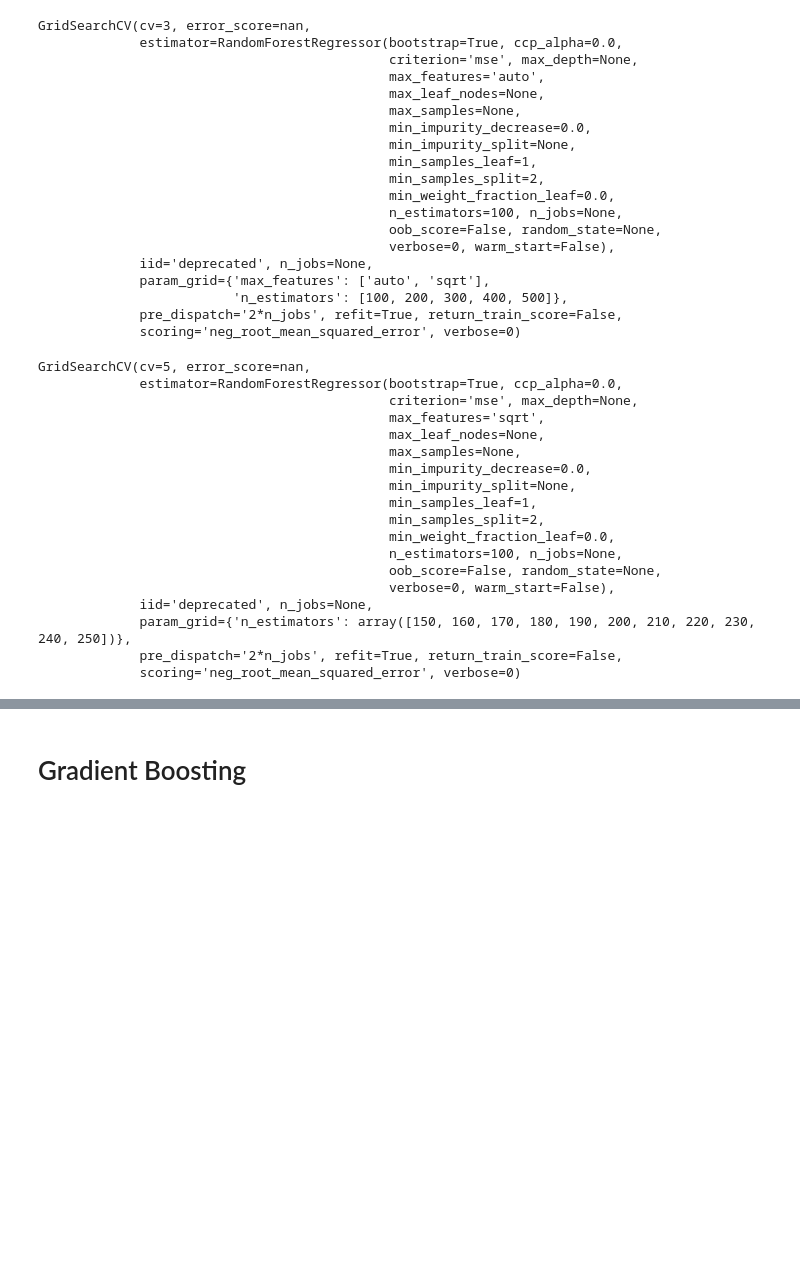
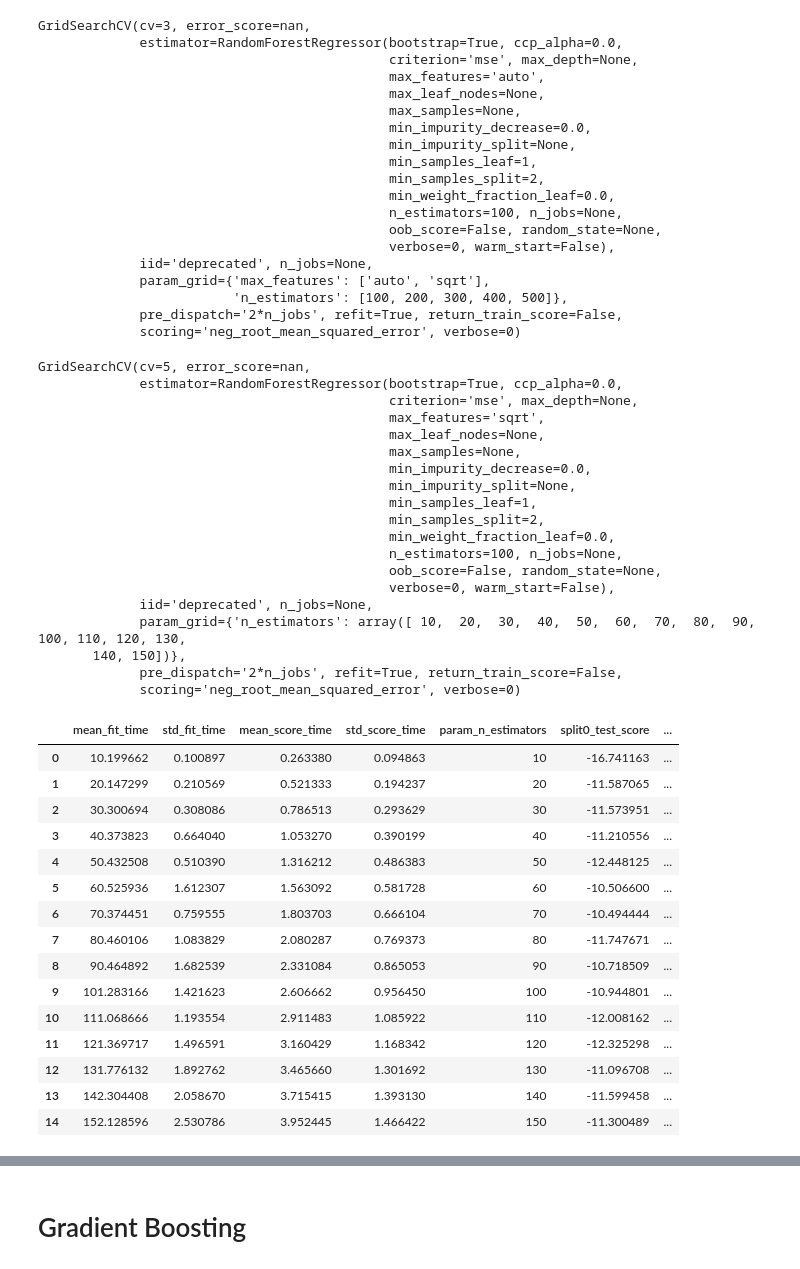
Before and after one commit to davemlz/Master_of_DataScience, a Jupyter notebook: TFM/depth_LR.ipynb, the cells around one changed output, grey strips where cells are left out. Drawn from its saved outputs; the diff is of its cells as text; code cells hidden in the pictures; blank space fills up the shorter version.

```diff
--- a/TFM/depth_LR.ipynb
+++ b/TFM/depth_LR.ipynb
@@ -160,7 +183,7 @@ fi = clf.feature_importances_
 fidf = pd.DataFrame({"feature":X_A.columns,"feature_importances":fi})
 fidf.to_csv("C:/Users/Dave Mont/Desktop/Master_of_DataScience/TFM/Results/depth_estimation/test-results/feature-importances-rf-200-sqrt.csv",index = False)
 # %%
-parameters = {"n_estimators":np.arange(150,251,10)}
+parameters = {"n_estimators":np.arange(10,151,10)}
 rfReg = GridSearchCV(rf(max_features = "sqrt"),parameters,cv = 5,scoring = "neg_root_mean_squared_error")
 rfReg.fit(X_train,y_train)
 # %% [output]
@@ -179,7 +202,8 @@ GridSearchCV(cv=5, error_score=nan,
                                              oob_score=False, random_state=None,
                                              verbose=0, warm_start=False),
              iid='deprecated', n_jobs=None,
-             param_grid={'n_estimators': array([150, 160, 170, 180, 190, 200, 210, 220, 230, 240, 250])},
+             param_grid={'n_estimators': array([ 10,  20,  30,  40,  50,  60,  70,  80,  90, 100, 110, 120, 130,
+       140, 150])},
              pre_dispatch='2*n_jobs', refit=True, return_train_score=False,
              scoring='neg_root_mean_squared_error', verbose=0)
 # %%
@@ -188,0 +213,19 @@ cv_results.to_csv("/content/drive/My Drive/TFM/train-test-val/gridsearchcv-resul
+# %%
+cv_results
+# %% [output]
+|  | mean_fit_time | std_fit_time | mean_score_time | std_score_time | param_n_estimators | split0_test_score | ... |
+| 0 | 10.199662 | 0.100897 | 0.263380 | 0.094863 | 10 | -16.741163 | ... |
+| 1 | 20.147299 | 0.210569 | 0.521333 | 0.194237 | 20 | -11.587065 | ... |
+| 2 | 30.300694 | 0.308086 | 0.786513 | 0.293629 | 30 | -11.573951 | ... |
+| 3 | 40.373823 | 0.664040 | 1.053270 | 0.390199 | 40 | -11.210556 | ... |
+| 4 | 50.432508 | 0.510390 | 1.316212 | 0.486383 | 50 | -12.448125 | ... |
+| 5 | 60.525936 | 1.612307 | 1.563092 | 0.581728 | 60 | -10.506600 | ... |
+| 6 | 70.374451 | 0.759555 | 1.803703 | 0.666104 | 70 | -10.494444 | ... |
+| 7 | 80.460106 | 1.083829 | 2.080287 | 0.769373 | 80 | -11.747671 | ... |
+| 8 | 90.464892 | 1.682539 | 2.331084 | 0.865053 | 90 | -10.718509 | ... |
+| 9 | 101.283166 | 1.421623 | 2.606662 | 0.956450 | 100 | -10.944801 | ... |
+| 10 | 111.068666 | 1.193554 | 2.911483 | 1.085922 | 110 | -12.008162 | ... |
+| 11 | 121.369717 | 1.496591 | 3.160429 | 1.168342 | 120 | -12.325298 | ... |
+| 12 | 131.776132 | 1.892762 | 3.465660 | 1.301692 | 130 | -11.096708 | ... |
+| 13 | 142.304408 | 2.058670 | 3.715415 | 1.393130 | 140 | -11.599458 | ... |
+| 14 | 152.128596 | 2.530786 | 3.952445 | 1.466422 | 150 | -11.300489 | ... |
```
Also changed, not shown: parts of 17 cells of this notebook.
